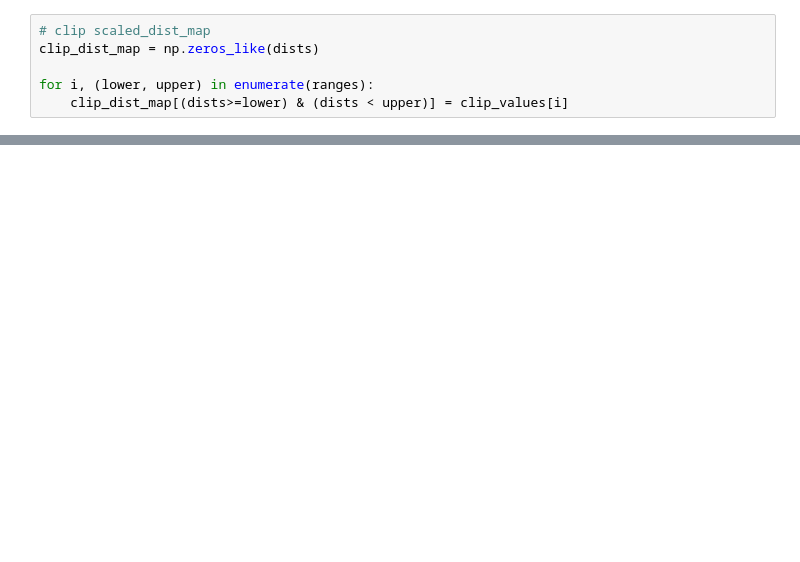
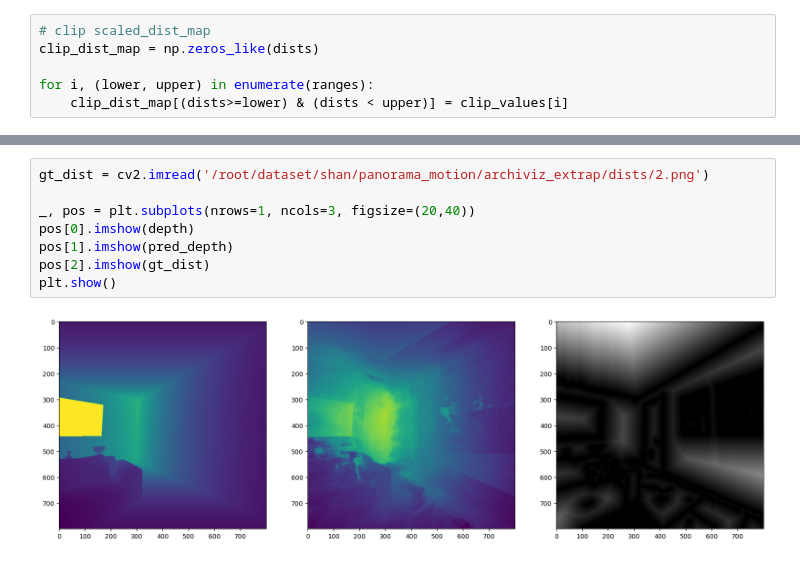
Before and after one commit to jjhooon/nerf, a Jupyter notebook: processing_distance.ipynb, the cells around one changed output, grey strips where cells are left out. Cells and saved outputs as stored; diff of their text form; blank space fills up the shorter version.

```diff
--- a/processing_distance.ipynb
+++ b/processing_distance.ipynb
@@ -156,0 +170,10 @@ list(range(1, 10+1))[::-1]
+# %%
+gt_dist = cv2.imread('/root/dataset/shan/panorama_motion/archiviz_extrap/dists/2.png')
+
+_, pos = plt.subplots(nrows=1, ncols=3, figsize=(20,40))
+pos[0].imshow(depth)
+pos[1].imshow(pred_depth)
+pos[2].imshow(gt_dist)
+plt.show()
+# %% [output]
+[figure, added]
```
Also changed, not shown: parts of 20 cells of this notebook, 2 other files.
